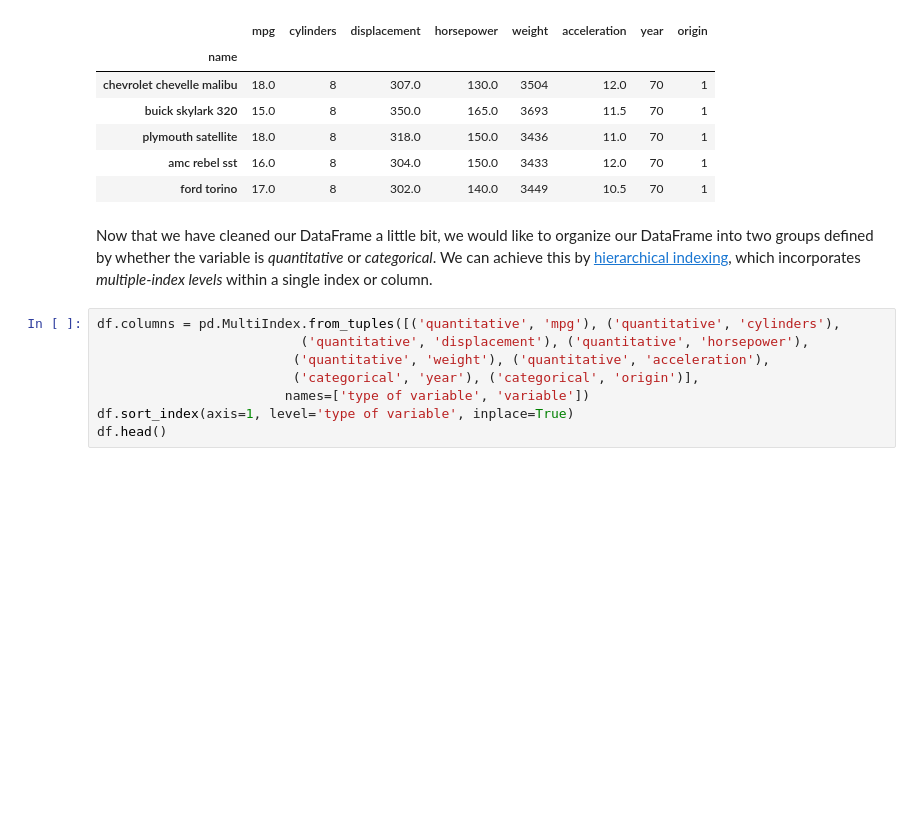
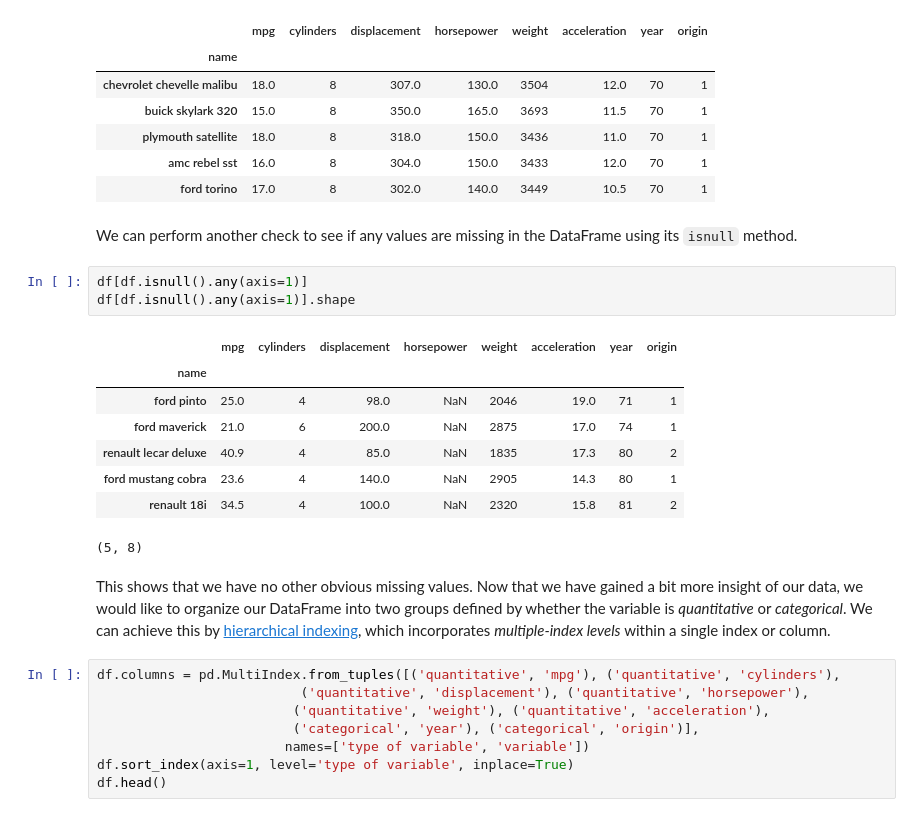
Before and after one commit to HerrBroekman/Python-solutions-for-An-Introduction-to-Statistical-Learning, a Jupyter notebook: DataSets/Auto/Exploration.ipynb, the cells around one changed output. Cells and saved outputs as stored; diff of their text form; blank space fills up the shorter version.

```diff
--- a/DataSets/Auto/Exploration.ipynb
+++ b/DataSets/Auto/Exploration.ipynb
@@ -92,8 +92,22 @@ array([ 46.,  48.,  49.,  52.,  53.,  54.,  58.,  60.,  61.,  62.,  63.,
 | plymouth satellite | 18.0 | 8 | 318.0 | 150.0 | 3436 | 11.0 | 70 | 1 |
 | amc rebel sst | 16.0 | 8 | 304.0 | 150.0 | 3433 | 12.0 | 70 | 1 |
 | ford torino | 17.0 | 8 | 302.0 | 140.0 | 3449 | 10.5 | 70 | 1 |
+# %% [markdown]
+<p>We can perform another check to see if any values are missing in the DataFrame using its <code>isnull</code> method.</p>
+# %%
+df[df.isnull().any(axis=1)]
+df[df.isnull().any(axis=1)].shape
+# %% [output]
+|  | mpg | cylinders | displacement | horsepower | weight | acceleration | year | origin |
+| name |  |  |  |  |  |  |  |  |
+| ford pinto | 25.0 | 4 | 98.0 | NaN | 2046 | 19.0 | 71 | 1 |
+| ford maverick | 21.0 | 6 | 200.0 | NaN | 2875 | 17.0 | 74 | 1 |
+| renault lecar deluxe | 40.9 | 4 | 85.0 | NaN | 1835 | 17.3 | 80 | 2 |
+| ford mustang cobra | 23.6 | 4 | 140.0 | NaN | 2905 | 14.3 | 80 | 1 |
+| renault 18i | 34.5 | 4 | 100.0 | NaN | 2320 | 15.8 | 81 | 2 |
+(5, 8)
 # %% [markdown]
-<p>Now that we have cleaned our DataFrame a little bit, we would like to organize our DataFrame into two groups defined by whether the variable is <i>quantitative</i> or <i>categorical</i>. We can achieve this by <a href="https://pandas.pydata.org/pandas-docs/stable/user_guide/advanced.html#hierarchical-indexing-multiindex">hierarchical indexing</a>, which incorporates <i>multiple-index levels</i> within a single index or column.</p>
+<p>This shows that we have no other obvious missing values. Now that we have gained a bit more insight of our data, we would like to organize our DataFrame into two groups defined by whether the variable is <i>quantitative</i> or <i>categorical</i>. We can achieve this by <a href="https://pandas.pydata.org/pandas-docs/stable/user_guide/advanced.html#hierarchical-indexing-multiindex">hierarchical indexing</a>, which incorporates <i>multiple-index levels</i> within a single index or column.</p>
 # %%
 df.columns = pd.MultiIndex.from_tuples([('quantitative', 'mpg'), ('quantitative', 'cylinders'),
                           ('quantitative', 'displacement'), ('quantitative', 'horsepower'),
```
Also changed, not shown: parts of 1 cell of this notebook, 3 other files.
